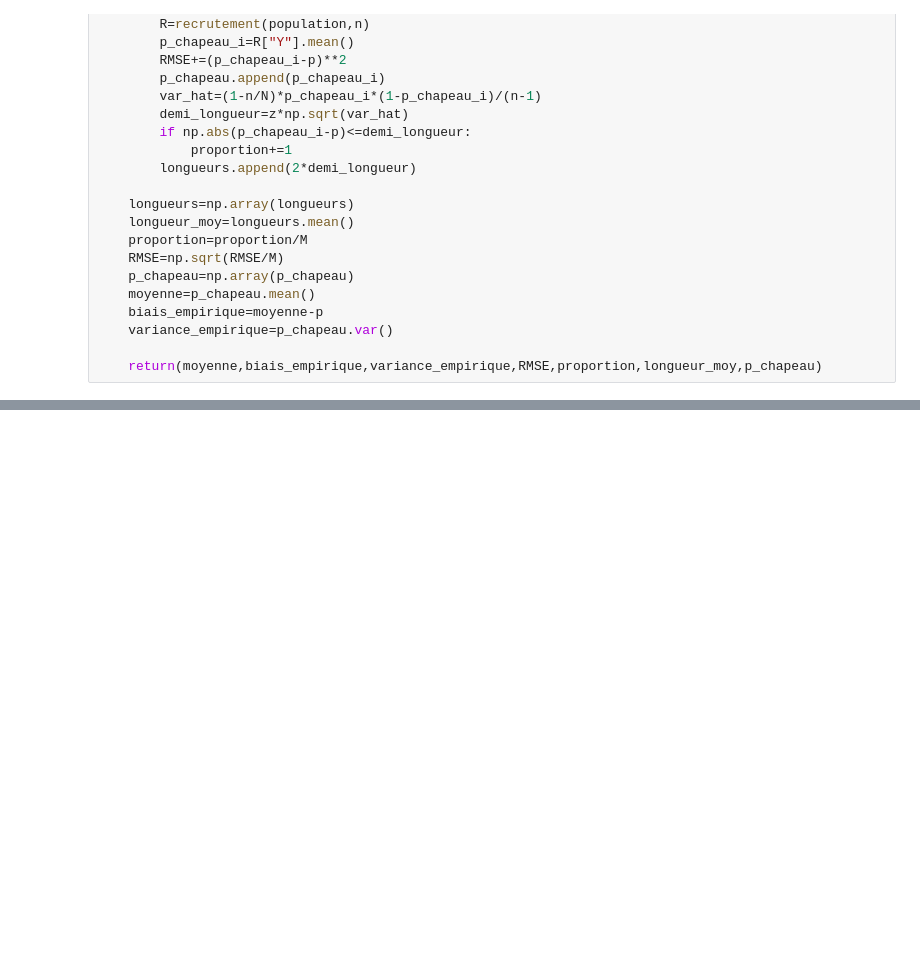
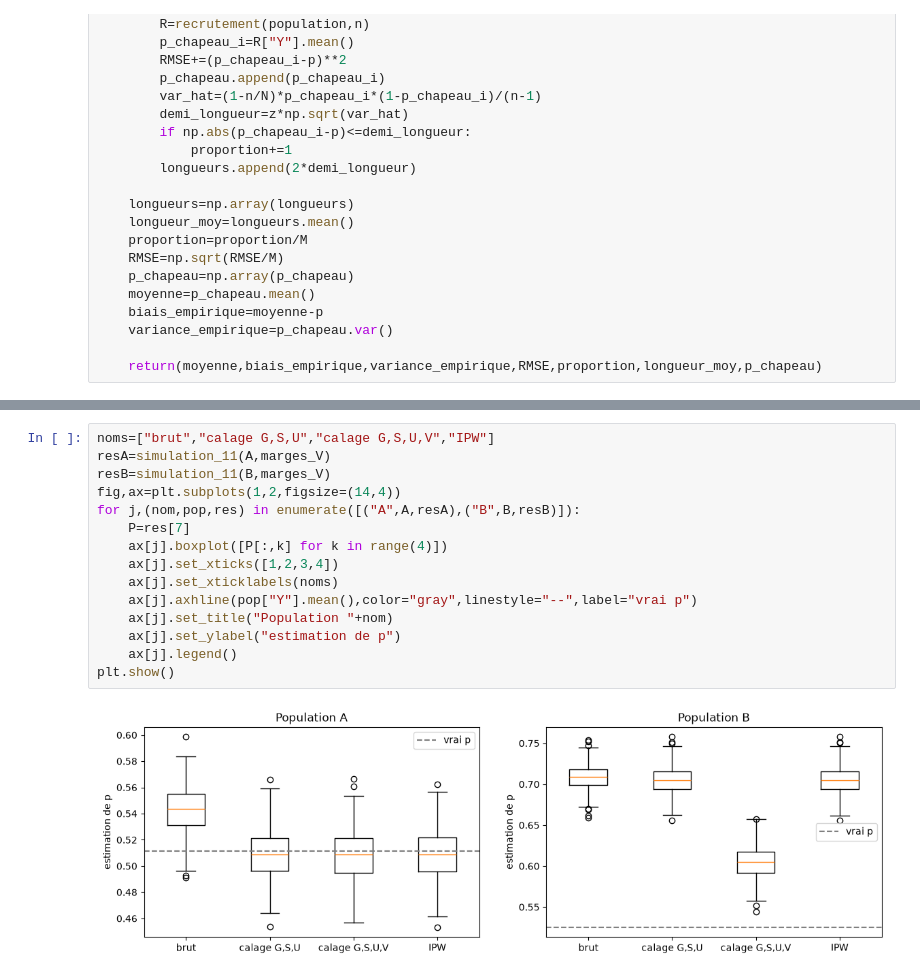
Before and after one commit to DaycemYakoubi/EN-1, a Jupyter notebook: EN 1.ipynb, the cells around one changed output, grey strips where cells are left out. Drawn from its saved outputs; the diff is of its cells as text; blank space fills up the shorter version.

```diff
--- a/EN 1.ipynb
+++ b/EN 1.ipynb
@@ -299,0 +704,17 @@ L'absence de biais utilisait $\mathbb P(i\in R)=n/N$ pour tout $i$. Ici, les pro
+# %%
+noms=["brut","calage G,S,U","calage G,S,U,V","IPW"]
+resA=simulation_11(A,marges_V)
+resB=simulation_11(B,marges_V)
+fig,ax=plt.subplots(1,2,figsize=(14,4))
+for j,(nom,pop,res) in enumerate([("A",A,resA),("B",B,resB)]):
+    P=res[7]
+    ax[j].boxplot([P[:,k] for k in range(4)])
+    ax[j].set_xticks([1,2,3,4])
+    ax[j].set_xticklabels(noms)
+    ax[j].axhline(pop["Y"].mean(),color="gray",linestyle="--",label="vrai p")
+    ax[j].set_title("Population "+nom)
+    ax[j].set_ylabel("estimation de p")
+    ax[j].legend()
+plt.show()
+# %% [output]
+[figure, added]
```
Also changed, not shown: parts of 38 cells of this notebook.
